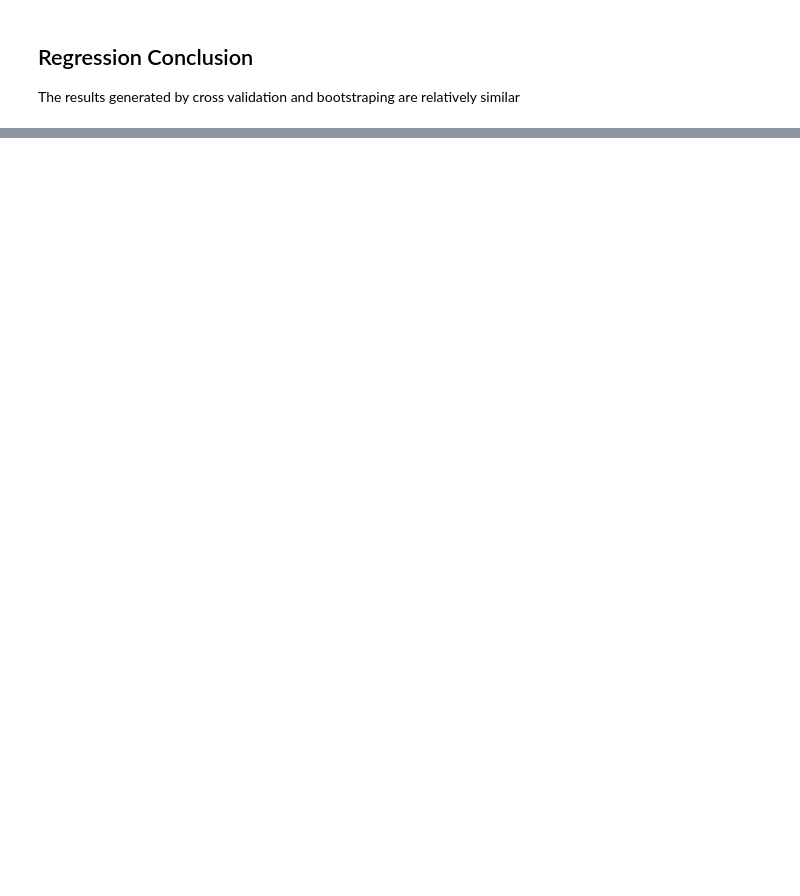
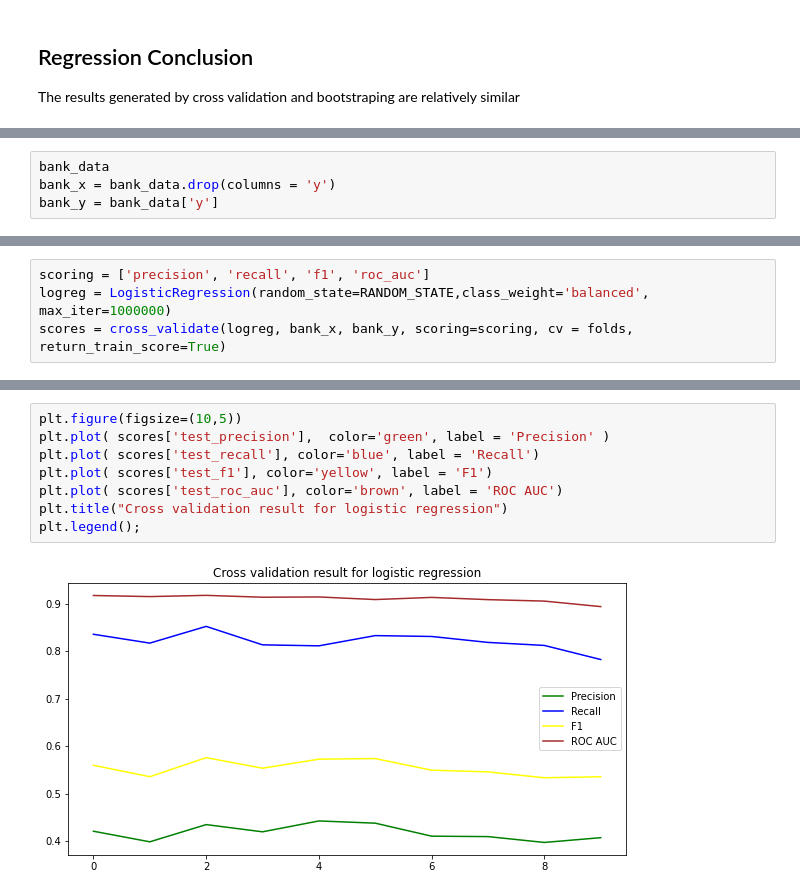
Before and after one commit to komus/business_analytics, a Jupyter notebook: Resampling/assignment3.ipynb, the cells around one changed output, grey strips where cells are left out. Drawn from its saved outputs; the diff is of its cells as text; blank space fills up the shorter version.

Commit message:
added regression

```diff
--- a/Resampling/assignment3.ipynb
+++ b/Resampling/assignment3.ipynb
@@ -182,0 +187,4 @@ The results generated by cross validation and bootstraping are relatively simila
+# %%
+bank_data
+bank_x = bank_data.drop(columns = 'y')
+bank_y = bank_data['y']
@@ -182,0 +193,4 @@ The results generated by cross validation and bootstraping are relatively simila
+# %%
+scoring = ['precision', 'recall', 'f1', 'roc_auc']
+logreg = LogisticRegression(random_state=RANDOM_STATE,class_weight='balanced', max_iter=1000000)
+scores = cross_validate(logreg, bank_x, bank_y, scoring=scoring, cv = folds, return_train_score=True)
@@ -182,0 +220,10 @@ The results generated by cross validation and bootstraping are relatively simila
+# %%
+plt.figure(figsize=(10,5))
+plt.plot( scores['test_precision'],  color='green', label = 'Precision' )
+plt.plot( scores['test_recall'], color='blue', label = 'Recall')
+plt.plot( scores['test_f1'], color='yellow', label = 'F1')
+plt.plot( scores['test_roc_auc'], color='brown', label = 'ROC AUC')
+plt.title("Cross validation result for logistic regression")
+plt.legend();
+# %% [output]
+[figure, added]
```
Also changed, not shown: parts of 17 cells of this notebook, 1 other file.
